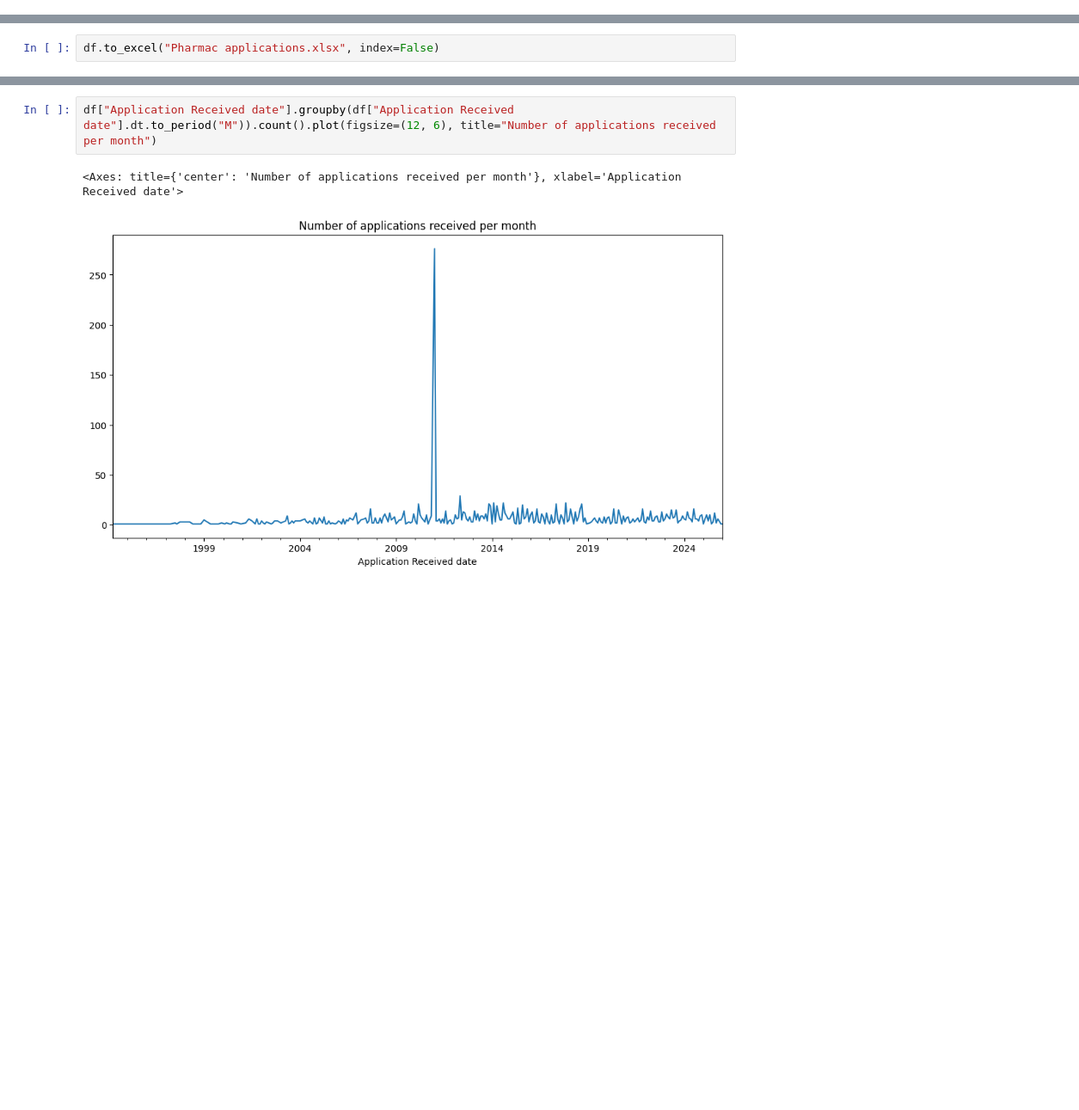
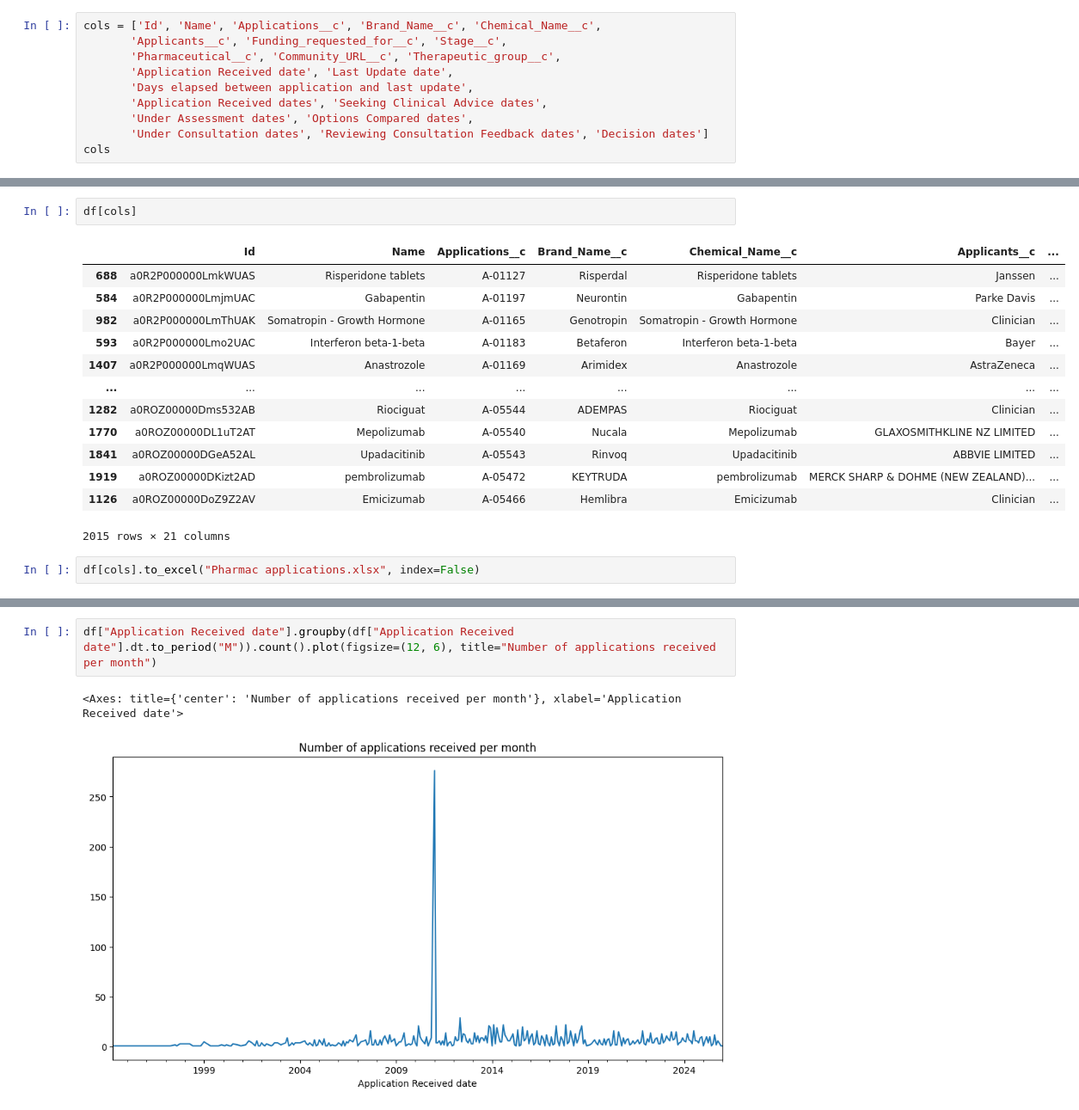
Before and after one commit to UoA-eResearch/pharmac, a Jupyter notebook: join_data.ipynb, the cells around one changed output, grey strips where cells are left out. Shown at 86% size. Saved outputs shown, nothing was run; the diff lists cells and outputs as text; blank space fills up the shorter version.

```diff
--- a/join_data.ipynb
+++ b/join_data.ipynb
@@ -45,0 +94,10 @@ df
+# %%
+cols = ['Id', 'Name', 'Applications__c', 'Brand_Name__c', 'Chemical_Name__c',
+       'Applicants__c', 'Funding_requested_for__c', 'Stage__c',
+       'Pharmaceutical__c', 'Community_URL__c', 'Therapeutic_group__c',
+       'Application Received date', 'Last Update date',
+       'Days elapsed between application and last update',
+       'Application Received dates', 'Seeking Clinical Advice dates',
+       'Under Assessment dates', 'Options Compared dates',
+       'Under Consultation dates', 'Reviewing Consultation Feedback dates', 'Decision dates']
+cols
@@ -46,5 +122,21 @@ df
+# %%
+df[cols]
+# %% [output]
+|  | Id | Name | Applications__c | Brand_Name__c | Chemical_Name__c | Applicants__c | ... |
+| 688 | a0R2P000000LmkWUAS | Risperidone tablets | A-01127 | Risperdal | Risperidone tablets | Janssen | ... |
+| 584 | a0R2P000000LmjmUAC | Gabapentin | A-01197 | Neurontin | Gabapentin | Parke Davis | ... |
+| 982 | a0R2P000000LmThUAK | Somatropin - Growth Hormone | A-01165 | Genotropin | Somatropin - Growth Hormone | Clinician | ... |
+| 593 | a0R2P000000Lmo2UAC | Interferon beta-1-beta | A-01183 | Betaferon | Interferon beta-1-beta | Bayer | ... |
+| 1407 | a0R2P000000LmqWUAS | Anastrozole | A-01169 | Arimidex | Anastrozole | AstraZeneca | ... |
+| ... | ... | ... | ... | ... | ... | ... | ... |
+| 1282 | a0ROZ00000Dms532AB | Riociguat | A-05544 | ADEMPAS | Riociguat | Clinician | ... |
+| 1770 | a0ROZ00000DL1uT2AT | Mepolizumab | A-05540 | Nucala | Mepolizumab | GLAXOSMITHKLINE NZ LIMITED | ... |
+| 1841 | a0ROZ00000DGeA52AL | Upadacitinib | A-05543 | Rinvoq | Upadacitinib | ABBVIE LIMITED | ... |
+| 1919 | a0ROZ00000DKizt2AD | pembrolizumab | A-05472 | KEYTRUDA | pembrolizumab | MERCK SHARP & DOHME (NEW ZEALAND)... | ... |
+| 1126 | a0ROZ00000DoZ9Z2AV | Emicizumab | A-05466 | Hemlibra | Emicizumab | Clinician | ... |
+2015 rows × 21 columns
 # %%
-df.to_excel("Pharmac applications.xlsx", index=False)
+df[cols].to_excel("Pharmac applications.xlsx", index=False)
 # %%
 df["Days elapsed between application and last update"].describe()
 # %% [output]
```
Also changed, not shown: parts of 8 cells of this notebook, 1 other file.
